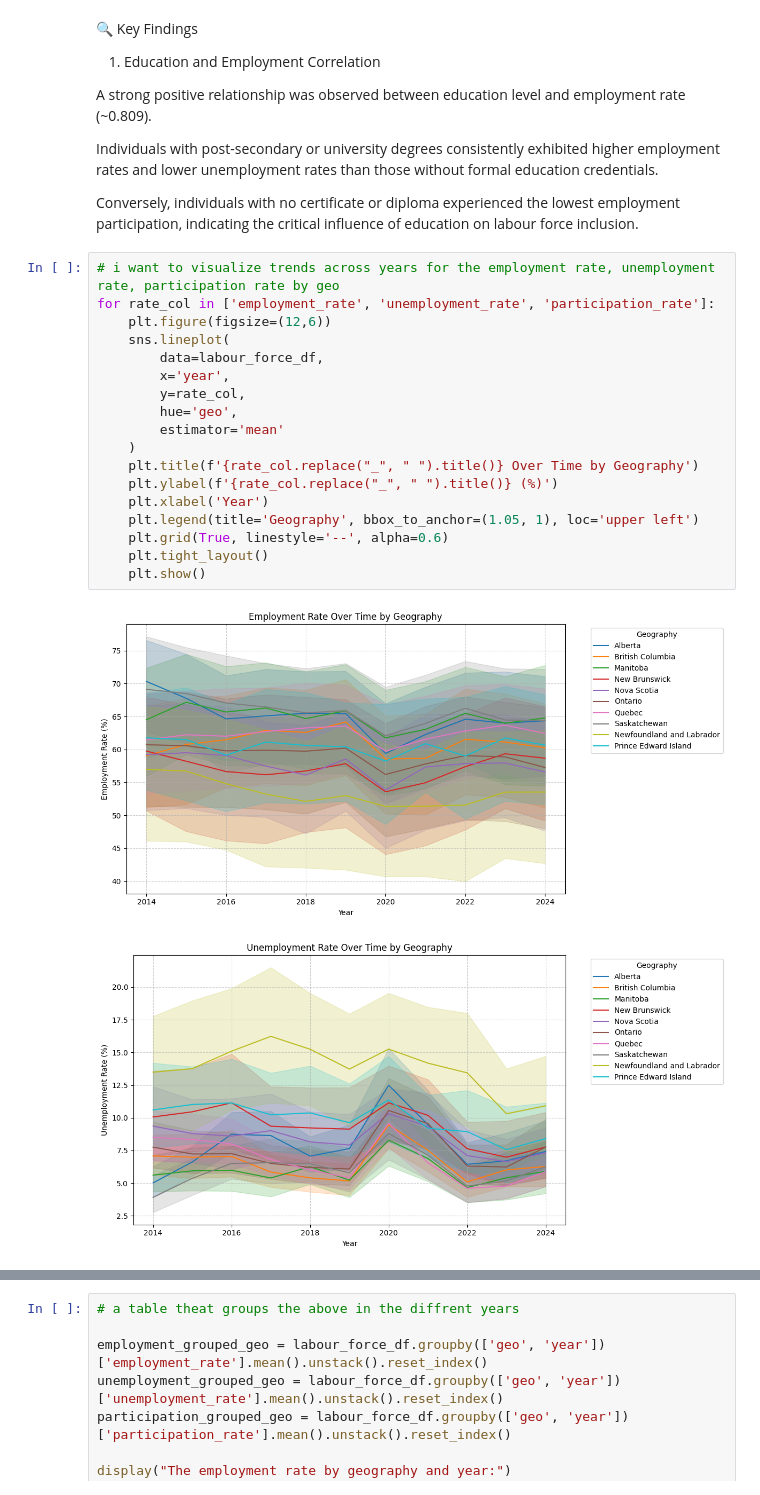
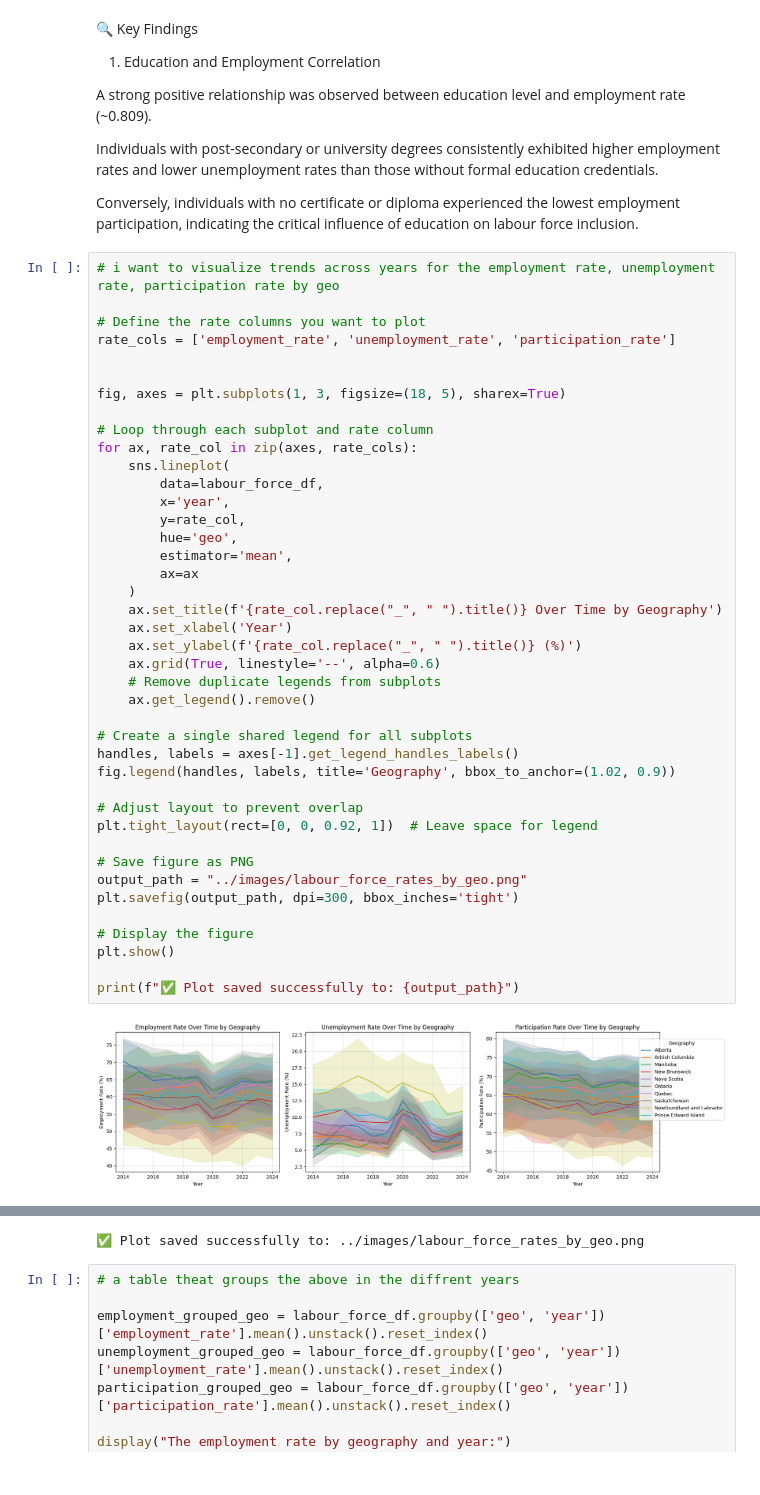
Before and after one commit to Lesley-w19/Employment_and_Education_Data_Analysis, a Jupyter notebook: notebooks/employment_education_analysis.ipynb, the cells around one changed output, grey strips where cells are left out. Saved outputs shown, nothing was run; the diff lists cells and outputs as text.

Commit message:
Updated the plot figure for the analysis

```diff
--- a/notebooks/employment_education_analysis.ipynb
+++ b/notebooks/employment_education_analysis.ipynb
@@ -766,22 +780,44 @@ Individuals with post-secondary or university degrees consistently exhibited hig
 Conversely, individuals with no certificate or diploma experienced the lowest employment participation, indicating the critical influence of education on labour force inclusion.
 # %%
 # i want to visualize trends across years for the employment rate, unemployment rate, participation rate by geo
-for rate_col in ['employment_rate', 'unemployment_rate', 'participation_rate']:
-    plt.figure(figsize=(12,6))
+
+# Define the rate columns you want to plot
+rate_cols = ['employment_rate', 'unemployment_rate', 'participation_rate']
+
+
+fig, axes = plt.subplots(1, 3, figsize=(18, 5), sharex=True)
+
+# Loop through each subplot and rate column
+for ax, rate_col in zip(axes, rate_cols):
     sns.lineplot(
         data=labour_force_df,
         x='year',
         y=rate_col,
         hue='geo',
-        estimator='mean'
+        estimator='mean',
+        ax=ax
     )
-    plt.title(f'{rate_col.replace("_", " ").title()} Over Time by Geography')
-    plt.ylabel(f'{rate_col.replace("_", " ").title()} (%)')
-    plt.xlabel('Year')
-    plt.legend(title='Geography', bbox_to_anchor=(1.05, 1), loc='upper left')
-    plt.grid(True, linestyle='--', alpha=0.6)
-    plt.tight_layout()
-    plt.show()
+    ax.set_title(f'{rate_col.replace("_", " ").title()} Over Time by Geography')
+    ax.set_xlabel('Year')
+    ax.set_ylabel(f'{rate_col.replace("_", " ").title()} (%)')
+    ax.grid(True, linestyle='--', alpha=0.6)
+    # Remove duplicate legends from subplots
+    ax.get_legend().remove()
+
+# Create a single shared legend for all subplots
+handles, labels = axes[-1].get_legend_handles_labels()
+fig.legend(handles, labels, title='Geography', bbox_to_anchor=(1.02, 0.9))
+
+# Adjust layout to prevent overlap
+plt.tight_layout(rect=[0, 0, 0.92, 1])  # Leave space for legend
+
+# Save figure as PNG
+output_path = "../images/labour_force_rates_by_geo.png"
+plt.savefig(output_path, dpi=300, bbox_inches='tight')
+
+# Display the figure
+plt.show()
+
+print(f"✅ Plot saved successfully to: {output_path}")
 # %% [output]
-[figure, old version]
+[figure, new version]
-[figure, removed]
@@ -789,3 +824,4 @@ for rate_col in ['employment_rate', 'unemployment_rate', 'participation_rate']:
+✅ Plot saved successfully to: ../images/labour_force_rates_by_geo.png
 # %%
 # a table theat groups the above in the diffrent years
 
```
Also changed, not shown: parts of 5 cells of this notebook.
